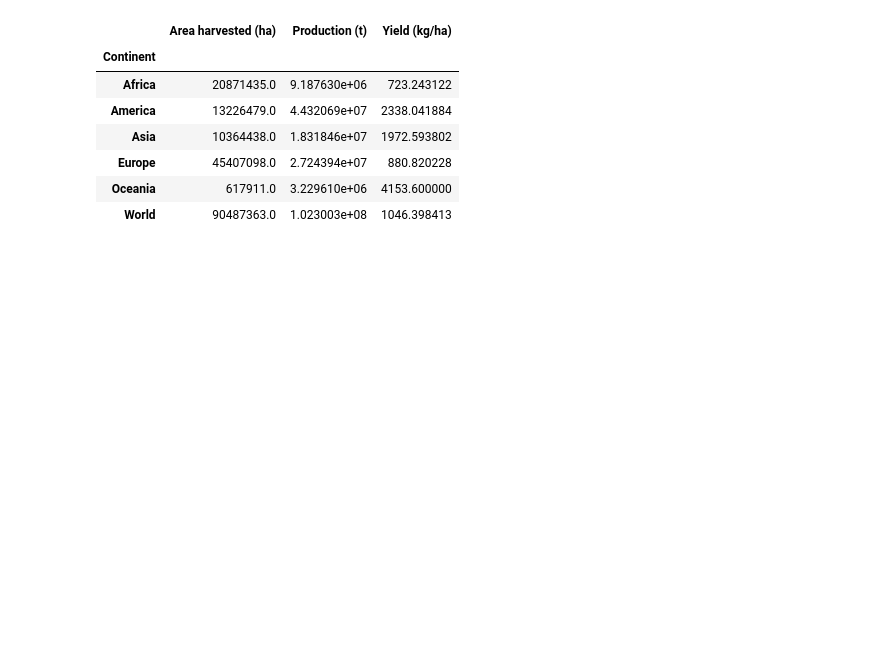
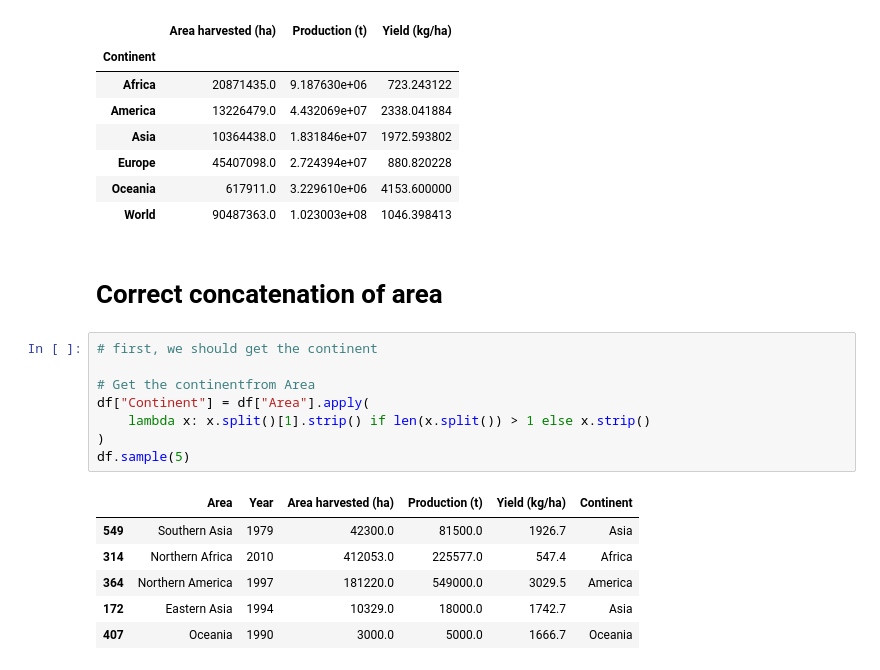
Before and after one commit to drnesr/ProjFAO01, a Jupyter notebook: DataExploration03.ipynb, the cells around one changed output. Drawn from its saved outputs; the diff is of its cells as text; blank space fills up the shorter version.

```diff
--- a/DataExploration03.ipynb
+++ b/DataExploration03.ipynb
@@ -184,3 +184,20 @@ df_no_time.pivot_table(
 | Europe | 45407098.0 | 2.724394e+07 | 880.820228 |
 | Oceania | 617911.0 | 3.229610e+06 | 4153.600000 |
 | World | 90487363.0 | 1.023003e+08 | 1046.398413 |
+# %% [markdown]
+# Correct concatenation of area
+# %%
+# first, we should get the continent
+
+# Get the continentfrom Area
+df["Continent"] = df["Area"].apply(
+    lambda x: x.split()[1].strip() if len(x.split()) > 1 else x.strip()
+)
+df.sample(5)
+# %% [output]
+|  | Area | Year | Area harvested (ha) | Production (t) | Yield (kg/ha) | Continent |
+| 549 | Southern Asia | 1979 | 42300.0 | 81500.0 | 1926.7 | Asia |
+| 314 | Northern Africa | 2010 | 412053.0 | 225577.0 | 547.4 | Africa |
+| 364 | Northern America | 1997 | 181220.0 | 549000.0 | 3029.5 | America |
+| 172 | Eastern Asia | 1994 | 10329.0 | 18000.0 | 1742.7 | Asia |
+| 407 | Oceania | 1990 | 3000.0 | 5000.0 | 1666.7 | Oceania |
```
Also changed, not shown: parts of 4 cells of this notebook.
